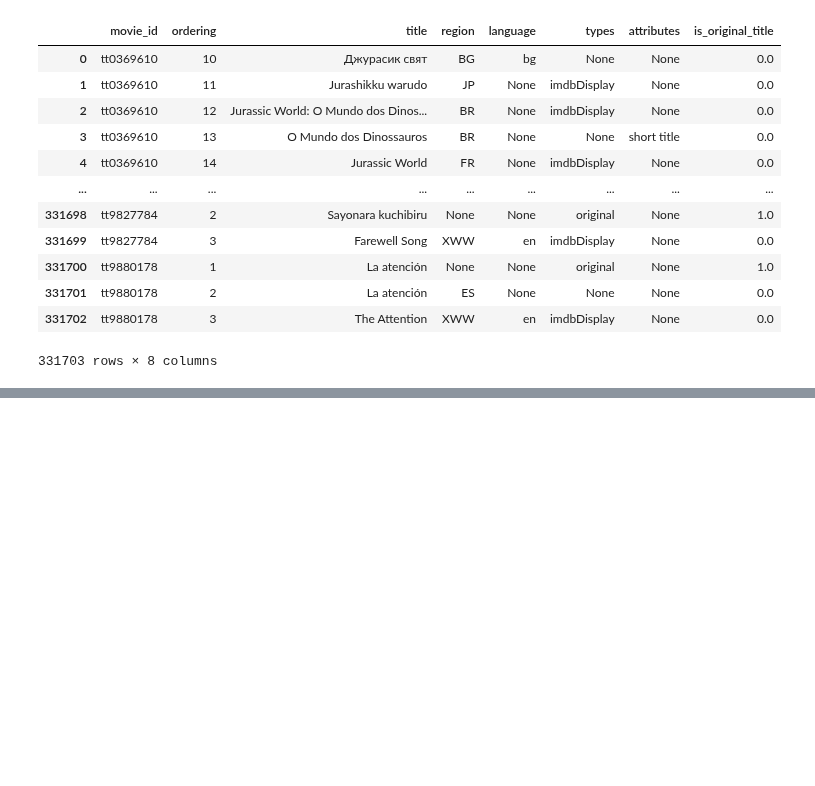
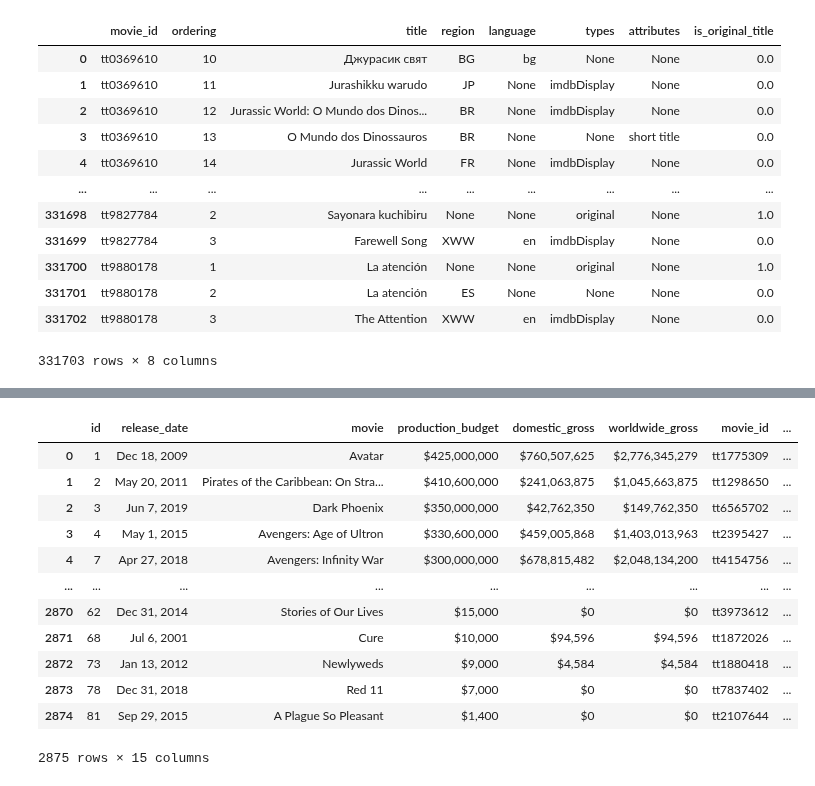
Before and after one commit to mahanabba/Pod_3_Capstone, a Jupyter notebook: neil.ipynb, the cells around one changed output, grey strips where cells are left out. Cells and saved outputs as stored; diff of their text form; code cells hidden in the pictures; blank space fills up the shorter version.

```diff
--- a/neil.ipynb
+++ b/neil.ipynb
@@ -189,0 +217,16 @@ budget_SQLratings_merge.to_csv(index=True)
+# %%
+budget_SQLratings_merge
+# %% [output]
+|  | id | release_date | movie | production_budget | domestic_gross | worldwide_gross | movie_id | ... |
+| 0 | 1 | Dec 18, 2009 | Avatar | $425,000,000 | $760,507,625 | $2,776,345,279 | tt1775309 | ... |
+| 1 | 2 | May 20, 2011 | Pirates of the Caribbean: On Stra... | $410,600,000 | $241,063,875 | $1,045,663,875 | tt1298650 | ... |
+| 2 | 3 | Jun 7, 2019 | Dark Phoenix | $350,000,000 | $42,762,350 | $149,762,350 | tt6565702 | ... |
+| 3 | 4 | May 1, 2015 | Avengers: Age of Ultron | $330,600,000 | $459,005,868 | $1,403,013,963 | tt2395427 | ... |
+| 4 | 7 | Apr 27, 2018 | Avengers: Infinity War | $300,000,000 | $678,815,482 | $2,048,134,200 | tt4154756 | ... |
+| ... | ... | ... | ... | ... | ... | ... | ... | ... |
+| 2870 | 62 | Dec 31, 2014 | Stories of Our Lives | $15,000 | $0 | $0 | tt3973612 | ... |
+| 2871 | 68 | Jul 6, 2001 | Cure | $10,000 | $94,596 | $94,596 | tt1872026 | ... |
+| 2872 | 73 | Jan 13, 2012 | Newlyweds | $9,000 | $4,584 | $4,584 | tt1880418 | ... |
+| 2873 | 78 | Dec 31, 2018 | Red 11 | $7,000 | $0 | $0 | tt7837402 | ... |
+| 2874 | 81 | Sep 29, 2015 | A Plague So Pleasant | $1,400 | $0 | $0 | tt2107644 | ... |
+2875 rows × 15 columns
```
Also changed, not shown: parts of 19 cells of this notebook.
